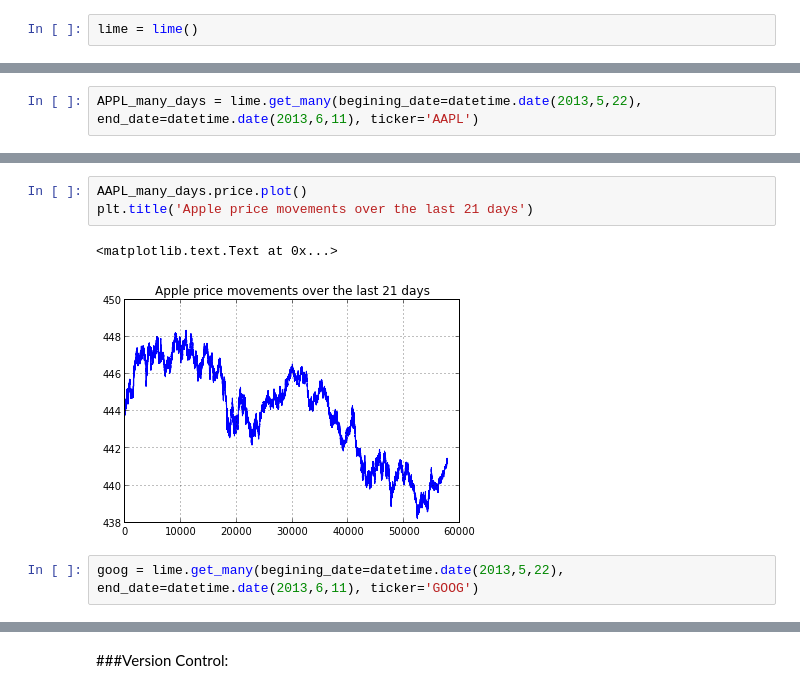
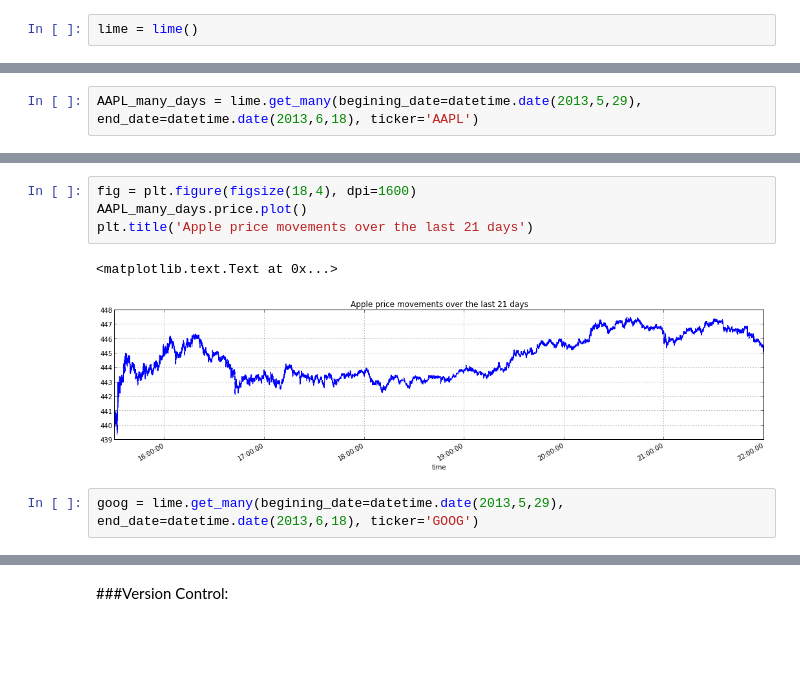
Before and after one commit to agconti/lime, a Jupyter notebook: lime_demo.ipynb, the cells around one changed output, grey strips where cells are left out. Saved outputs shown, nothing was run; the diff lists cells and outputs as text; blank space fills up the shorter version.

```diff
--- a/lime_demo.ipynb
+++ b/lime_demo.ipynb
@@ -32,2 +33,2 @@ plt.title("Apple stock movements on: " + str(lime.start_date))
 # %%
-APPL_many_days = lime.get_many(begining_date=datetime.date(2013,5,22), end_date=datetime.date(2013,6,11), ticker='AAPL')
+AAPL_many_days = lime.get_many(begining_date=datetime.date(2013,5,29), end_date=datetime.date(2013,6,18), ticker='AAPL')
@@ -49,8 +50,9 @@ dtypes: float64(5), int64(1), object(2)
 # %%
+fig = plt.figure(figsize(18,4), dpi=1600)
 AAPL_many_days.price.plot()
 plt.title('Apple price movements over the last 21 days')
 # %% [output]
 <matplotlib.text.Text at 0x...>
-[figure, old version]
+[figure, new version]
 # %%
-goog = lime.get_many(begining_date=datetime.date(2013,5,22), end_date=datetime.date(2013,6,11), ticker='GOOG')
+goog = lime.get_many(begining_date=datetime.date(2013,5,29), end_date=datetime.date(2013,6,18), ticker='GOOG')
```
Also changed, not shown: parts of 10 cells of this notebook.
